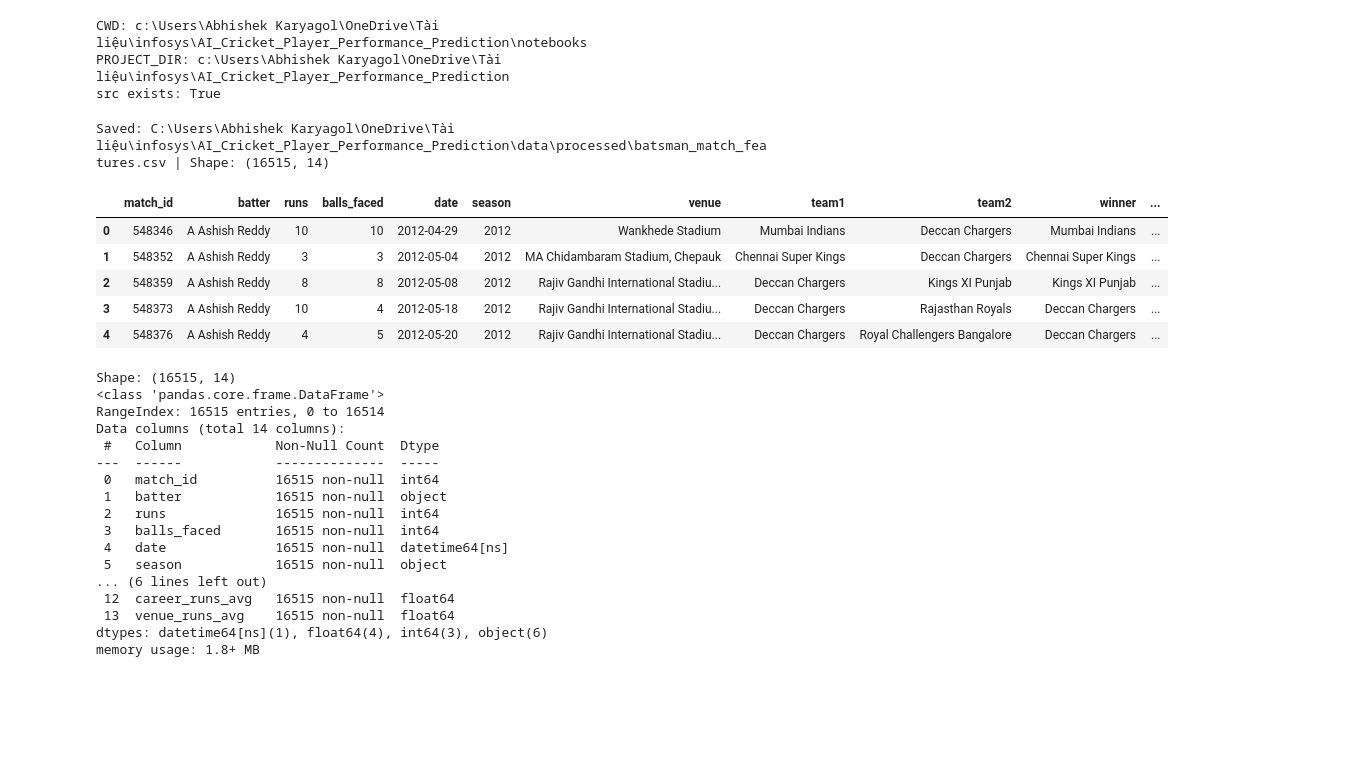
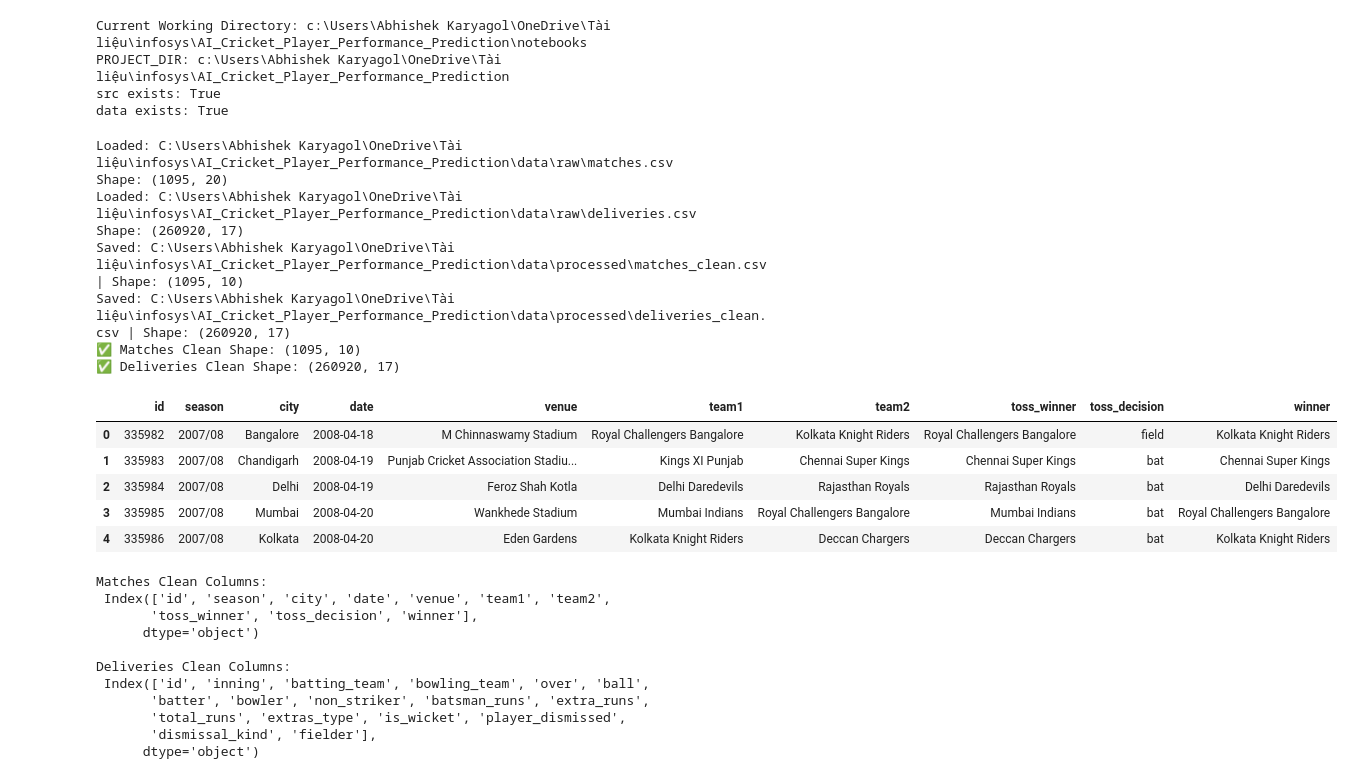
Before and after one commit to SpringBoardMentor895/AI_Cricket_Player_Performance_Prediction, a Jupyter notebook: notebooks/02_FeatureEngineering.ipynb, the cells around one changed output. Cells and saved outputs as stored; diff of their text form; code cells hidden in the pictures; blank space fills up the shorter version.

Commit message:
Add feature engineering notebook

```diff
--- a/notebooks/02_FeatureEngineering.ipynb
+++ b/notebooks/02_FeatureEngineering.ipynb
@@ -3,16 +3,19 @@ import os
 import sys
 from pathlib import Path
 
-print("CWD:", os.getcwd())
+print("Current Working Directory:", os.getcwd())
 
+# Notebook is inside /notebooks, so project root is one level up
 PROJECT_DIR = Path(os.getcwd()).parent
 sys.path.insert(0, str(PROJECT_DIR))
 
 print("PROJECT_DIR:", PROJECT_DIR)
 print("src exists:", (PROJECT_DIR / "src").exists())
+print("data exists:", (PROJECT_DIR / "data").exists())
 # %% [output]
-CWD: c:\Users\Abhishek Karyagol\OneDrive\Tài liệu\infosys\AI_Cricket_Player_Performance_Prediction\notebooks
+Current Working Directory: c:\Users\Abhishek Karyagol\OneDrive\Tài liệu\infosys\AI_Cricket_Player_Performance_Prediction\notebooks
 PROJECT_DIR: c:\Users\Abhishek Karyagol\OneDrive\Tài liệu\infosys\AI_Cricket_Player_Performance_Prediction
 src exists: True
+data exists: True
 # %%
 import pandas as pd
@@ -21,34 +26,39 @@ from src.config import PROCESSED_DIR
 from src.feature_engineering import run_feature_engineering
 # %%
-dataset = run_feature_engineering()
-dataset.head()
+matches_clean, deliveries_clean = run_cleaning_pipeline()
+
+print("✅ Matches Clean Shape:", matches_clean.shape)
+print("✅ Deliveries Clean Shape:", deliveries_clean.shape)
+
+matches_clean.head()
 # %% [output]
-Saved: C:\Users\Abhishek Karyagol\OneDrive\Tài liệu\infosys\AI_Cricket_Player_Performance_Prediction\data\processed\batsman_match_features.csv | Shape: (16515, 14)
+Loaded: C:\Users\Abhishek Karyagol\OneDrive\Tài liệu\infosys\AI_Cricket_Player_Performance_Prediction\data\raw\matches.csv
+Shape: (1095, 20)
+Loaded: C:\Users\Abhishek Karyagol\OneDrive\Tài liệu\infosys\AI_Cricket_Player_Performance_Prediction\data\raw\deliveries.csv
+Shape: (260920, 17)
+Saved: C:\Users\Abhishek Karyagol\OneDrive\Tài liệu\infosys\AI_Cricket_Player_Performance_Prediction\data\processed\matches_clean.csv | Shape: (1095, 10)
+Saved: C:\Users\Abhishek Karyagol\OneDrive\Tài liệu\infosys\AI_Cricket_Player_Performance_Prediction\data\processed\deliveries_clean.csv | Shape: (260920, 17)
+✅ Matches Clean Shape: (1095, 10)
+✅ Deliveries Clean Shape: (260920, 17)
-|  | match_id | batter | runs | balls_faced | date | season | venue | team1 | team2 | winner | ... |
-| 0 | 548346 | A Ashish Reddy | 10 | 10 | 2012-04-29 | 2012 | Wankhede Stadium | Mumbai Indians | Deccan Chargers | Mumbai Indians | ... |
-| 1 | 548352 | A Ashish Reddy | 3 | 3 | 2012-05-04 | 2012 | MA Chidambaram Stadium, Chepauk | Chennai Super Kings | Deccan Chargers | Chennai Super Kings | ... |
-| 2 | 548359 | A Ashish Reddy | 8 | 8 | 2012-05-08 | 2012 | Rajiv Gandhi International Stadiu... | Deccan Chargers | Kings XI Punjab | Kings XI Punjab | ... |
-| 3 | 548373 | A Ashish Reddy | 10 | 4 | 2012-05-18 | 2012 | Rajiv Gandhi International Stadiu... | Deccan Chargers | Rajasthan Royals | Deccan Chargers | ... |
-| 4 | 548376 | A Ashish Reddy | 4 | 5 | 2012-05-20 | 2012 | Rajiv Gandhi International Stadiu... | Deccan Chargers | Royal Challengers Bangalore | Deccan Chargers | ... |
+|  | id | season | city | date | venue | team1 | team2 | toss_winner | toss_decision | winner |
+| 0 | 335982 | 2007/08 | Bangalore | 2008-04-18 | M Chinnaswamy Stadium | Royal Challengers Bangalore | Kolkata Knight Riders | Royal Challengers Bangalore | field | Kolkata Knight Riders |
+| 1 | 335983 | 2007/08 | Chandigarh | 2008-04-19 | Punjab Cricket Association Stadiu... | Kings XI Punjab | Chennai Super Kings | Chennai Super Kings | bat | Chennai Super Kings |
+| 2 | 335984 | 2007/08 | Delhi | 2008-04-19 | Feroz Shah Kotla | Delhi Daredevils | Rajasthan Royals | Rajasthan Royals | bat | Delhi Daredevils |
+| 3 | 335985 | 2007/08 | Mumbai | 2008-04-20 | Wankhede Stadium | Mumbai Indians | Royal Challengers Bangalore | Mumbai Indians | bat | Royal Challengers Bangalore |
+| 4 | 335986 | 2007/08 | Kolkata | 2008-04-20 | Eden Gardens | Kolkata Knight Riders | Deccan Chargers | Deccan Chargers | bat | Kolkata Knight Riders |
 # %%
-print("Shape:", dataset.shape)
-dataset.info()
+print("Matches Clean Columns:\n", matches_clean.columns)
+print("\nDeliveries Clean Columns:\n", deliveries_clean.columns)
 # %% [output]
-Shape: (16515, 14)
-<class 'pandas.core.frame.DataFrame'>
-RangeIndex: 16515 entries, 0 to 16514
-Data columns (total 14 columns):
- #   Column            Non-Null Count  Dtype
----  ------            --------------  -----
- 0   match_id          16515 non-null  int64
- 1   batter            16515 non-null  object
- 2   runs              16515 non-null  int64
- 3   balls_faced       16515 non-null  int64
- 4   date              16515 non-null  datetime64[ns]
- 5   season            16515 non-null  object
-... (6 lines left out)
- 12  career_runs_avg   16515 non-null  float64
- 13  venue_runs_avg    16515 non-null  float64
-dtypes: datetime64[ns](1), float64(4), int64(3), object(6)
-memory usage: 1.8+ MB
+Matches Clean Columns:
+ Index(['id', 'season', 'city', 'date', 'venue', 'team1', 'team2',
+       'toss_winner', 'toss_decision', 'winner'],
+      dtype='object')
+
+Deliveries Clean Columns:
+ Index(['id', 'inning', 'batting_team', 'bowling_team', 'over', 'ball',
+       'batter', 'bowler', 'non_striker', 'batsman_runs', 'extra_runs',
+       'total_runs', 'extras_type', 'is_wicket', 'player_dismissed',
+       'dismissal_kind', 'fielder'],
+      dtype='object')
 # %%
```
Also changed, not shown: parts of 9 cells of this notebook.
